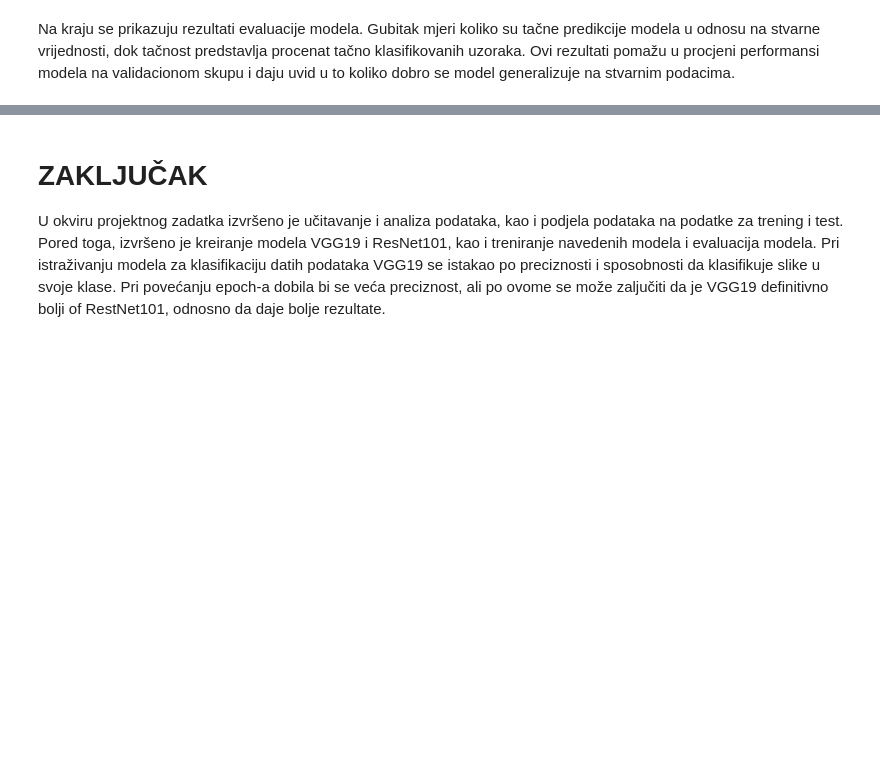
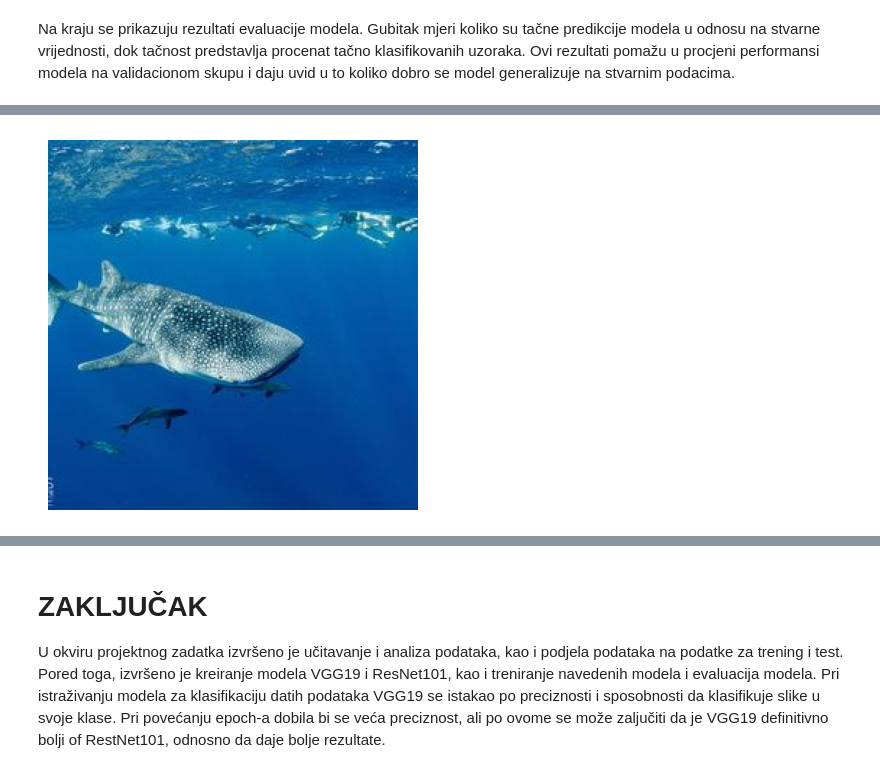
Before and after one commit to IrinejIT52/PPPO_Projekat, a Jupyter notebook: PPPOProjekat_IrinejKuzmanIT52_2020.ipynb, the cells around one changed output, grey strips where cells are left out. Saved outputs shown, nothing was run; the diff lists cells and outputs as text; code cells hidden in the pictures; blank space fills up the shorter version.

```diff
--- a/PPPOProjekat_IrinejKuzmanIT52_2020.ipynb
+++ b/PPPOProjekat_IrinejKuzmanIT52_2020.ipynb
@@ -262,0 +265,25 @@ Na kraju se prikazuju rezultati evaluacije modela. Gubitak mjeri koliko su tačn
+# %%
+def predictions(img_path):
+  img = image.load_img(img_path,target_size=(256,256))
+
+  x = image.img_to_array(img)
+  x = np.expand_dims(x, axis=0)
+  preds = list(model_vgg.predict(x))
+
+  ind = 0
+
+  for i in range (1,len(preds[0])):
+    if preds[0][i] != 0:
+      ind = i
+      break;
+
+  classes = list(train_gen.class_indices.keys())
+
+  return print("Predikcija je: " + classes[ind])
+# %%
+predictions("/content/Test/blue_whale.jpg")
+image = mpimg.imread("/content/Test/blue_whale.jpg")
+plt.imshow(image)
+plt.axis("off")
+plt.show()
+# %% [output]
@@ -262,0 +292 @@ Na kraju se prikazuju rezultati evaluacije modela. Gubitak mjeri koliko su tačn
+[figure, added]
```
Also changed, not shown: parts of 8 cells of this notebook.
